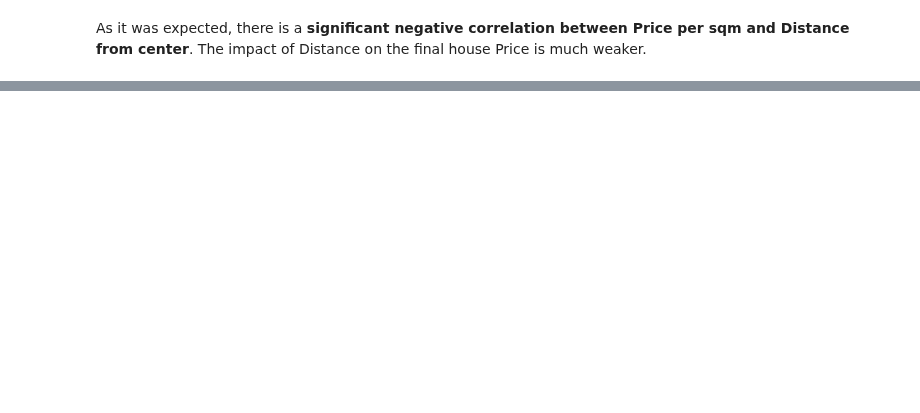
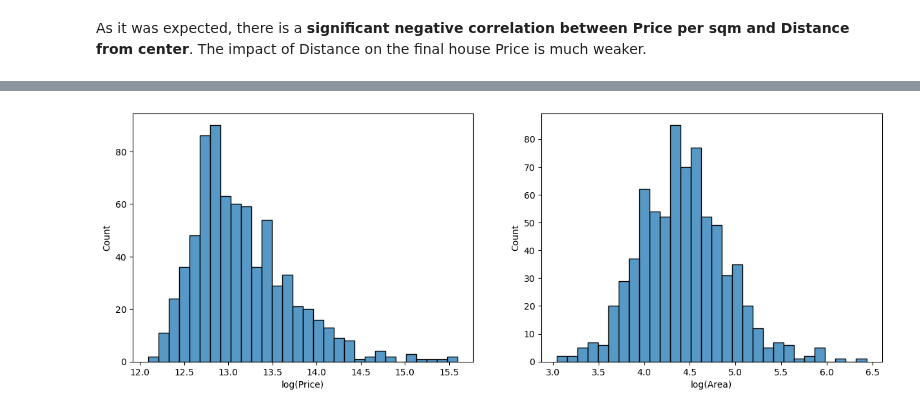
Before and after one commit to nadiia-duiunova/House_price, a Jupyter notebook: Stat inference.ipynb, the cells around one changed output, grey strips where cells are left out. Cells and saved outputs as stored; diff of their text form; code cells hidden in the pictures; blank space fills up the shorter version.

```diff
--- a/Stat inference.ipynb
+++ b/Stat inference.ipynb
@@ -463,0 +484,17 @@ Let's create an initial model and measure the benchmark accuracy. The model will
+# %%
+# 2. transform Zip
+initial_data['Zip city'] = np.nan
+initial_data['Zip region'] = np.nan
+initial_data['Zip location'] = np.nan
+initial_data['Zip district'] = np.nan
+for row in range(initial_data.shape[0]):
+    initial_data.loc[row, 'Zip city'] = int(initial_data.loc[row, 'Zip'][0])
+    initial_data.loc[row, 'Zip region'] = int(initial_data.loc[row, 'Zip'][1])
+    initial_data.loc[row, 'Zip location'] = int(initial_data.loc[row, 'Zip'][2])
+    initial_data.loc[row, 'Zip district'] = int(initial_data.loc[row, 'Zip'][3])
+initial_data = initial_data.drop(columns=['Zip'])
+
+display(initial_data['Zip city'].value_counts())
+display(initial_data['Zip region'].value_counts())
+display(initial_data['Zip location'].value_counts())
+display(initial_data['Zip district'].value_counts())
@@ -463,0 +532,3 @@ Let's create an initial model and measure the benchmark accuracy. The model will
+# %%
+# Zip city is always 1, so has no predicrive power
+initial_data = initial_data.drop(columns=['Zip city'])
@@ -463,0 +583,3 @@ Let's create an initial model and measure the benchmark accuracy. The model will
+# %%
+initial_data = initial_data.drop(columns=['Room', 'Lon', 'Lat', 'Zip location', 'Zip district'])
+initial_data
@@ -463,0 +600,11 @@ Let's create an initial model and measure the benchmark accuracy. The model will
+# %%
+# 3. Normalize Price and Area:
+
+initial_data['log(Price)'] = np.log(initial_data['Price'])
+initial_data['log(Area)'] = np.log(initial_data['Area'])
+data_info.loc['log(Price)', 'data_type'] = 'continuous'
+data_info.loc['log(Area)', 'data_type'] = 'continuous'
+data_info.loc['log(Price)', 'missing values'] = 0
+data_info.loc['log(Area)', 'missing values'] = 0
+
+normality_check(initial_data, data_info, ['log(Price)', 'log(Area)'])
@@ -463,0 +627,7 @@ Let's create an initial model and measure the benchmark accuracy. The model will
+# %%
+fig, axes = plt.subplots(1, 2, figsize=(15, 5))
+
+for i, col in enumerate(['log(Price)', 'log(Area)']):
+    plot = sns.histplot(ax=axes.flatten()[i], x = initial_data[col], bins = 30)
+# %% [output]
+[figure, added]
```
Also changed, not shown: parts of 23 cells of this notebook.
